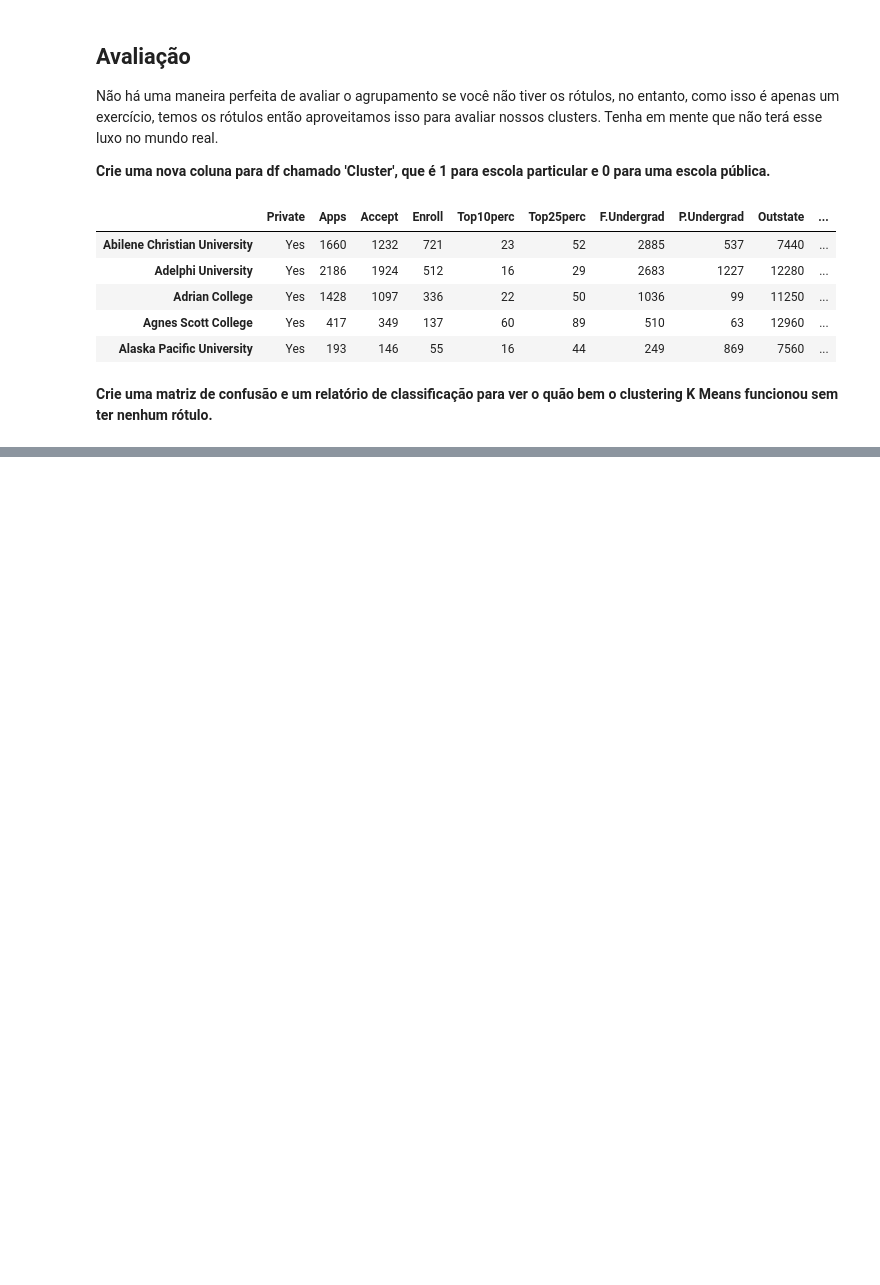
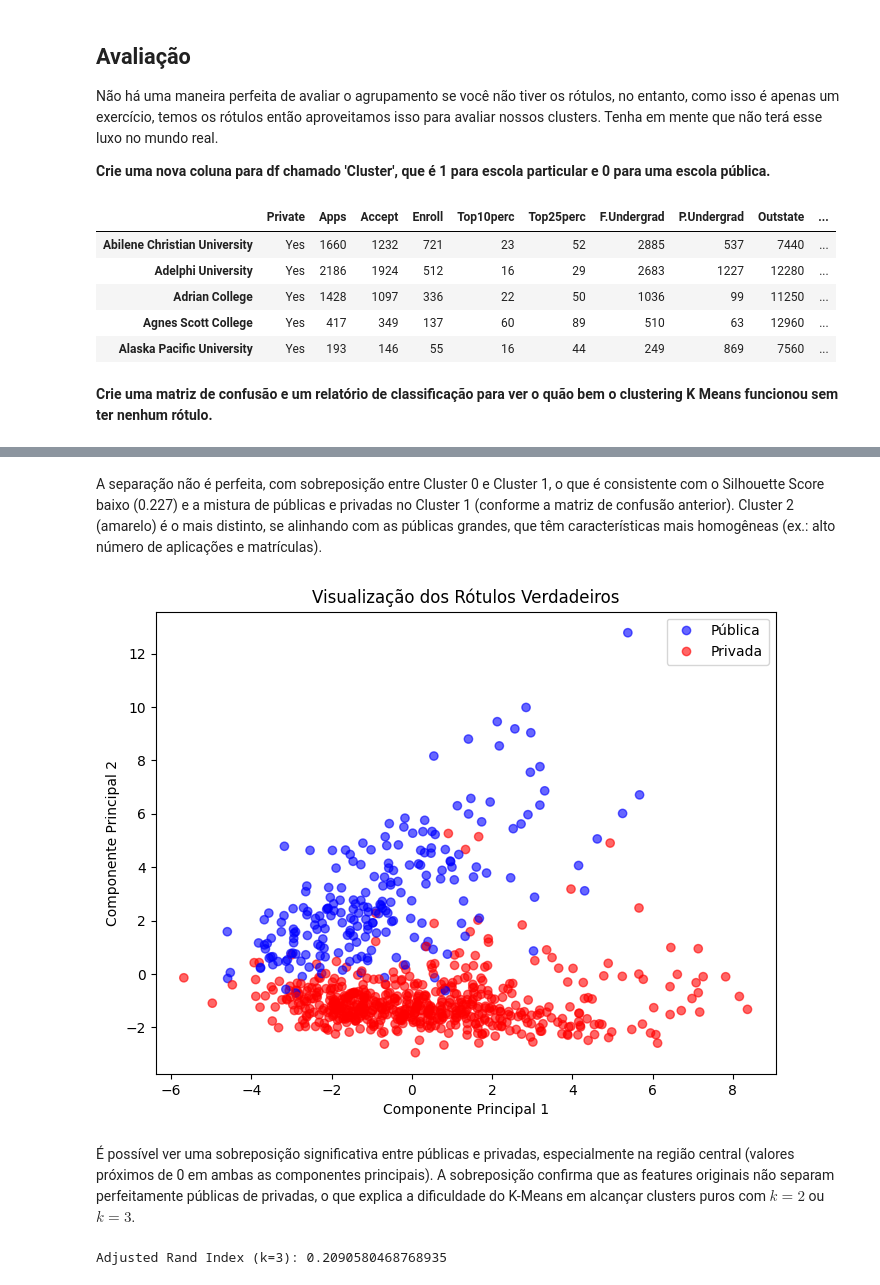
Before and after one commit to brunomartinsmv/MachineLearning, a Jupyter notebook: 2025/atividades/K-Means/Projeto de K Means Clustering - Projeto.ipynb, the cells around one changed output, grey strips where cells are left out. Saved outputs shown, nothing was run; the diff lists cells and outputs as text; code cells hidden in the pictures; blank space fills up the shorter version.

```diff
--- a/2025/atividades/K-Means/Projeto de K Means Clustering - Projeto.ipynb
+++ b/2025/atividades/K-Means/Projeto de K Means Clustering - Projeto.ipynb
@@ -300,0 +542,20 @@ Não tão ruim, considerando que o algoritmo está usando apenas os recursos par
+# %% [markdown]
+A separação não é perfeita, com sobreposição entre Cluster 0 e Cluster 1, o que é consistente com o Silhouette Score baixo (0.227) e a mistura de públicas e privadas no Cluster 1 (conforme a matriz de confusão anterior).
+Cluster 2 (amarelo) é o mais distinto, se alinhando com as públicas grandes, que têm características mais homogêneas (ex.: alto número de aplicações e matrículas).
+# %%
+plt.figure(figsize=(8, 6))
+scatter = plt.scatter(X_pca[:, 0], X_pca[:, 1], c=dados['True_Label'], cmap='bwr', alpha=0.6)
+plt.legend(handles=scatter.legend_elements()[0], labels=['Pública', 'Privada'])
+plt.xlabel('Componente Principal 1')
+plt.ylabel('Componente Principal 2')
+plt.title('Visualização dos Rótulos Verdadeiros')
+plt.show()
+# %% [output]
+[figure, added]
+# %% [markdown]
+É possível ver uma sobreposição significativa entre públicas e privadas, especialmente na região central (valores próximos de 0 em ambas as componentes principais). A sobreposição confirma que as features originais não separam perfeitamente públicas de privadas, o que explica a dificuldade do K-Means em alcançar clusters puros com $ k=2 $ ou $ k=3 $.
+# %%
+from sklearn.metrics import adjusted_rand_score
+print("Adjusted Rand Index (k=3):", adjusted_rand_score(dados['True_Label'], dados['Cluster']))
+# %% [output]
+Adjusted Rand Index (k=3): 0.2090580468768935
```
Also changed, not shown: parts of 29 cells of this notebook, 2 other files.
